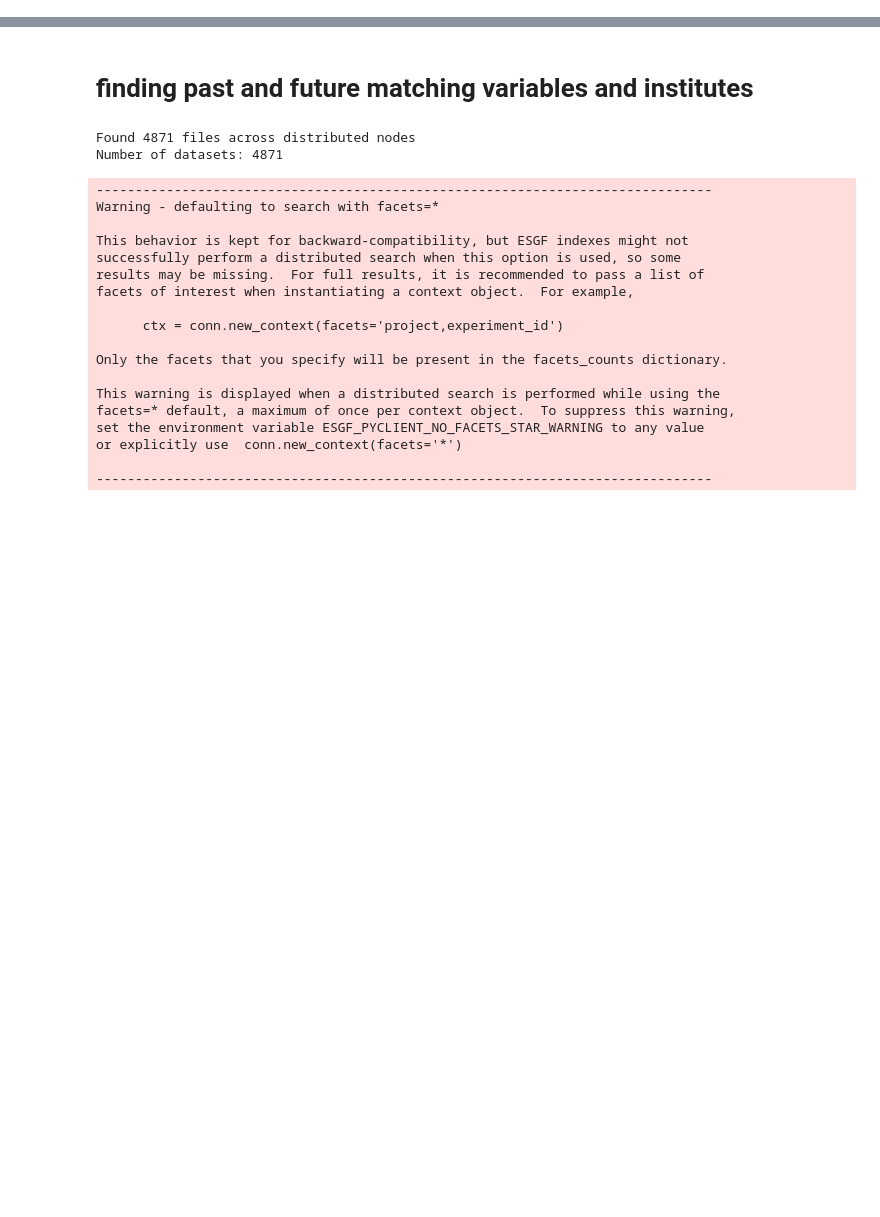
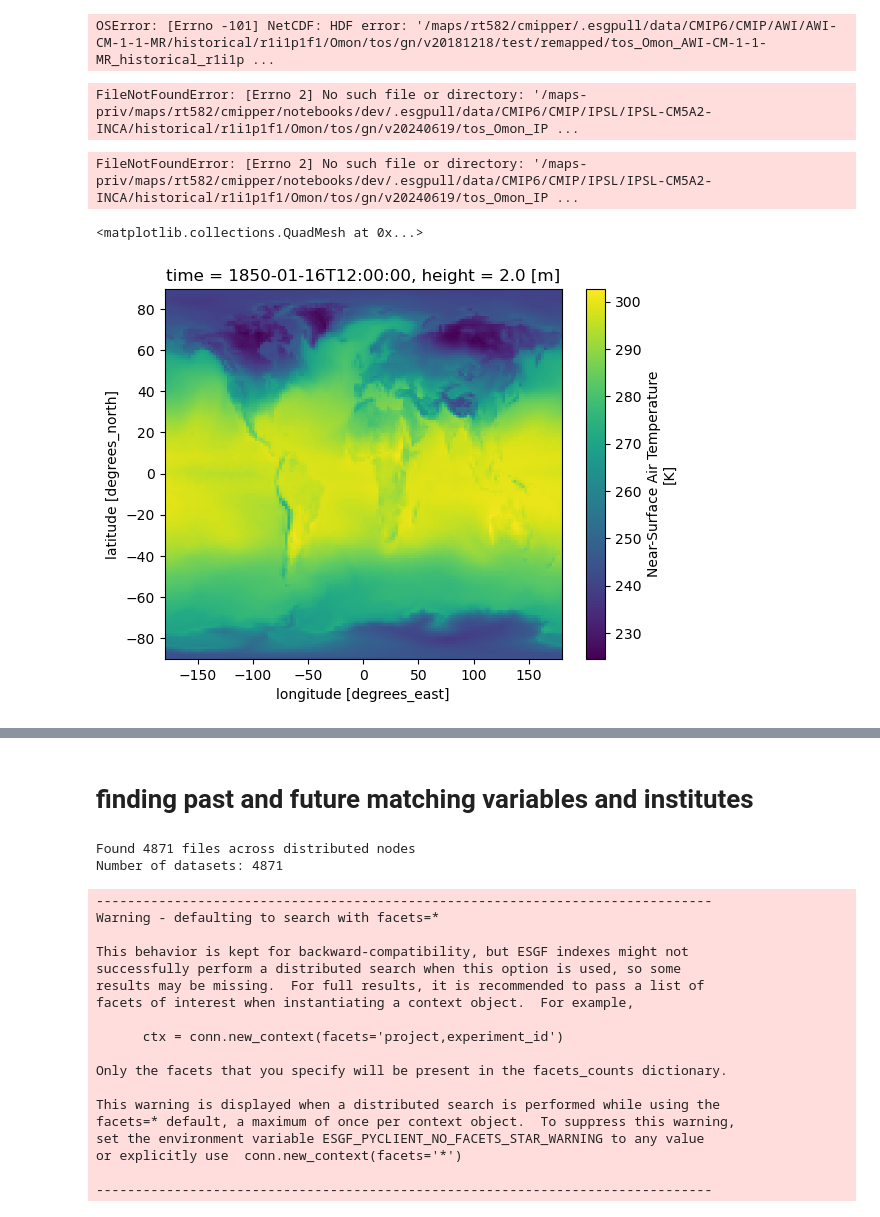
Before and after one commit to orlando-code/cmipper, a Jupyter notebook: notebooks/dev/test.ipynb, the cells around one changed output, grey strips where cells are left out. Drawn from its saved outputs; the diff is of its cells as text; code cells hidden in the pictures; blank space fills up the shorter version.

```diff
--- a/notebooks/dev/test.ipynb
+++ b/notebooks/dev/test.ipynb
@@ -14,0 +504,20 @@ The autoreload extension is already loaded. To reload it, use:
+# %%
+xa.open_mfdataset(Path("/maps/rt582/cmipper/.esgpull/data/CMIP6/CMIP/AWI/AWI-CM-1-1-MR/historical/r1i1p1f1/Omon/tos/gn/v20181218/test/remapped").glob("*.nc"))
+# %% [output]
+OSError: [Errno -101] NetCDF: HDF error: '/maps/rt582/cmipper/.esgpull/data/CMIP6/CMIP/AWI/AWI-CM-1-1-MR/historical/r1i1p1f1/Omon/tos/gn/v20181218/test/remapped/tos_Omon_AWI-CM-1-1-MR_historical_r1i1p ...
+# %%
+# xa.open_dataset("/maps/rt582/cmipper/.esgpull/data/CMIP6/CMIP/IPSL/IPSL-CM5A2-INCA/historical/r1i1p1f1/Omon/tos/gn/v20240619/tos_Omon_IPSL-CM5A2-INCA_historical_r1i1p1f1_gn_203001-203012.nc")
+# xa.open_dataset(".esgpull/data/CMIP6/CMIP/IPSL/IPSL-CM5A2-INCA/historical/r1i1p1f1/Omon/tos/gn/v20240619/tos_Omon_IPSL-CM5A2-INCA_historical_r1i1p1f1_gn_203201-203212.nc")
+xa.open_dataset(".esgpull/data/CMIP6/CMIP/IPSL/IPSL-CM5A2-INCA/historical/r1i1p1f1/Omon/tos/gn/v20240619/tos_Omon_IPSL-CM5A2-INCA_historical_r1i1p1f1_gn_203201-203212.nc")
+# %% [output]
+FileNotFoundError: [Errno 2] No such file or directory: '/maps-priv/maps/rt582/cmipper/notebooks/dev/.esgpull/data/CMIP6/CMIP/IPSL/IPSL-CM5A2-INCA/historical/r1i1p1f1/Omon/tos/gn/v20240619/tos_Omon_IP ...
+# %%
+fp = Path(".esgpull/data/CMIP6/CMIP/IPSL/IPSL-CM5A2-INCA/historical/r1i1p1f1/Omon/tos/gn/v20240619/tos_Omon_IPSL-CM5A2-INCA_historical_r1i1p1f1_gn_203201-203212.nc")
+xa.open_dataset(fp.resolve())
+# %% [output]
+FileNotFoundError: [Errno 2] No such file or directory: '/maps-priv/maps/rt582/cmipper/notebooks/dev/.esgpull/data/CMIP6/CMIP/IPSL/IPSL-CM5A2-INCA/historical/r1i1p1f1/Omon/tos/gn/v20240619/tos_Omon_IP ...
+# %%
+xa.open_dataset("/maps/rt582/cmipper/.esgpull/data/CMIP6/CMIP/IPSL/IPSL-CM6A-LR/historical/r1i1p1f1/Amon/tas/gr/v20180803/remapped/tas_Amon_IPSL-CM6A-LR_historical_r1i1p1f1_gr_185001-201412.nc").isel(time=0).tas.plot()
+# %% [output]
+<matplotlib.collections.QuadMesh at 0x...>
+[figure, added]
```
Also changed, not shown: parts of 36 cells of this notebook, 15 other files.
